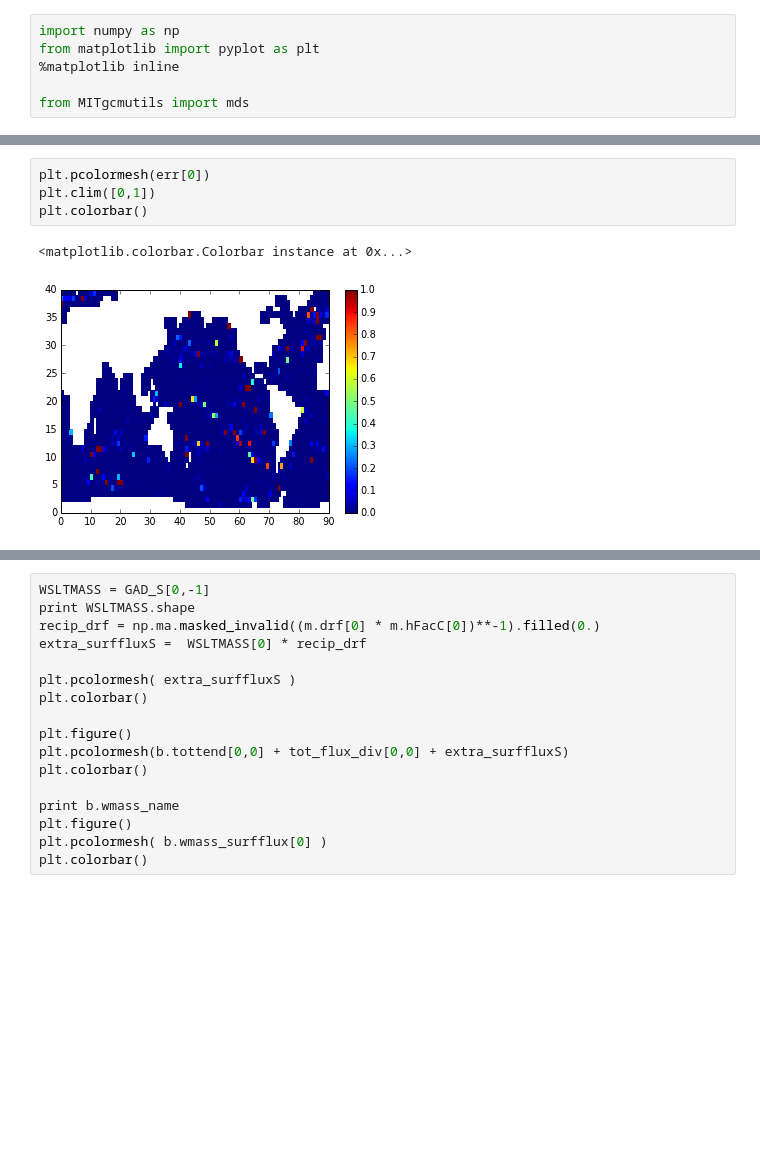
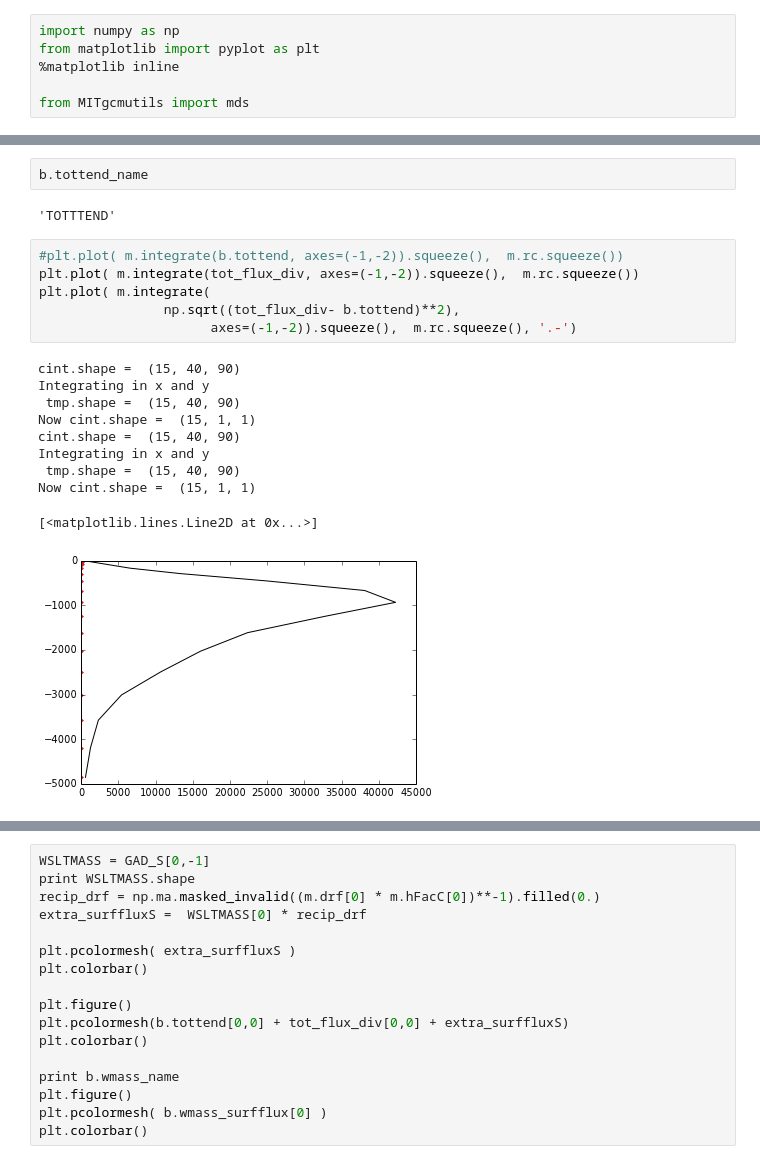
Before and after one commit to dhruvbalwada/watermass, a Jupyter notebook: global_latlon_layers_analysis/heat_and_salt_budgets.ipynb, the cells around one changed output, grey strips where cells are left out. Cells and saved outputs as stored; diff of their text form; blank space fills up the shorter version.

```diff
--- a/global_latlon_layers_analysis/heat_and_salt_budgets.ipynb
+++ b/global_latlon_layers_analysis/heat_and_salt_budgets.ipynb
@@ -155,7 +166,21 @@ surfflux.shape (30, 4, 40, 90)
-# %%
-plt.pcolormesh(err[0])
-plt.clim([0,1])
-plt.colorbar()
-# %% [output]
-<matplotlib.colorbar.Colorbar instance at 0x...>
-[figure, removed]
+# %%
+b.tottend_name
+# %% [output]
+'TOTTTEND'
+# %%
+#plt.plot( m.integrate(b.tottend, axes=(-1,-2)).squeeze(),  m.rc.squeeze())
+plt.plot( m.integrate(tot_flux_div, axes=(-1,-2)).squeeze(),  m.rc.squeeze())
+plt.plot( m.integrate(
+                np.sqrt((tot_flux_div- b.tottend)**2),
+                      axes=(-1,-2)).squeeze(),  m.rc.squeeze(), '.-')
+# %% [output]
+cint.shape =  (15, 40, 90)
+Integrating in x and y
+ tmp.shape =  (15, 40, 90)
+Now cint.shape =  (15, 1, 1)
+cint.shape =  (15, 40, 90)
+Integrating in x and y
+ tmp.shape =  (15, 40, 90)
+Now cint.shape =  (15, 1, 1)
+[<matplotlib.lines.Line2D at 0x...>]
+[figure, added]
```
Also changed, not shown: parts of 14 cells of this notebook, 4 other files.
